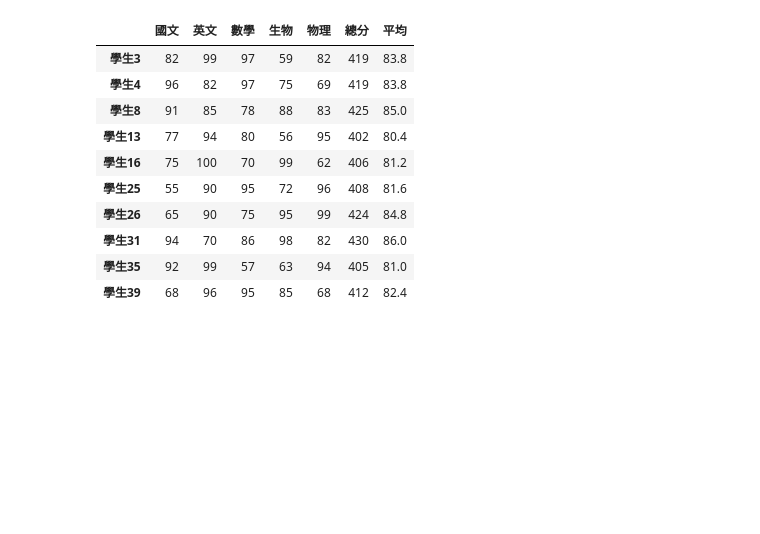
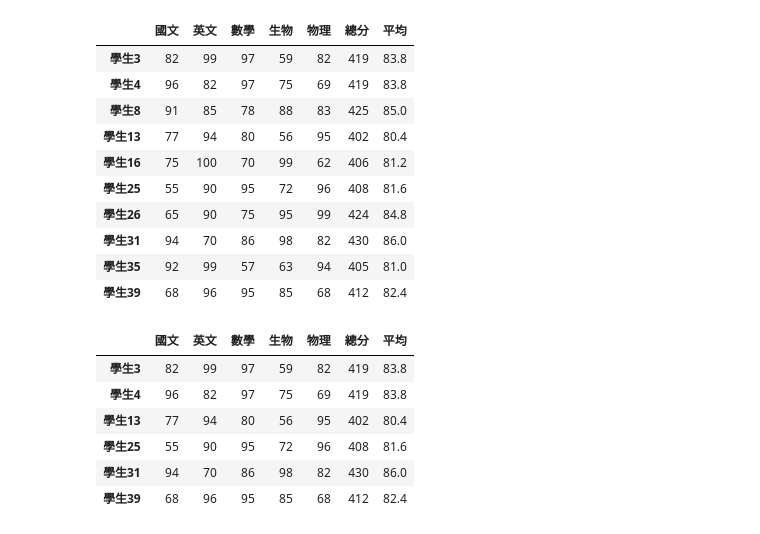
Before and after one commit to KamaTsai/2025_05_03_python, a Jupyter notebook: lesson13/lesson13_3.ipynb, the cells around one changed output. Cells and saved outputs as stored; diff of their text form; code cells hidden in the pictures; blank space fills up the shorter version.

```diff
--- a/lesson13/lesson13_3.ipynb
+++ b/lesson13/lesson13_3.ipynb
@@ -192,3 +196,14 @@ students_finish[students_finish['總分'] >= 400]
 | 學生31 | 94 | 70 | 86 | 98 | 82 | 430 | 86.0 |
 | 學生35 | 92 | 99 | 57 | 63 | 94 | 405 | 81.0 |
 | 學生39 | 68 | 96 | 95 | 85 | 68 | 412 | 82.4 |
+# %%
+
+students_finish[(students_finish['總分'] >= 400) & (students_finish['數學'] >= 80) ]
+# %% [output]
+|  | 國文 | 英文 | 數學 | 生物 | 物理 | 總分 | 平均 |
+| 學生3 | 82 | 99 | 97 | 59 | 82 | 419 | 83.8 |
+| 學生4 | 96 | 82 | 97 | 75 | 69 | 419 | 83.8 |
+| 學生13 | 77 | 94 | 80 | 56 | 95 | 402 | 80.4 |
+| 學生25 | 55 | 90 | 95 | 72 | 96 | 408 | 81.6 |
+| 學生31 | 94 | 70 | 86 | 98 | 82 | 430 | 86.0 |
+| 學生39 | 68 | 96 | 95 | 85 | 68 | 412 | 82.4 |
```
Also changed, not shown: parts of 1 cell of this notebook, 6 other files.
